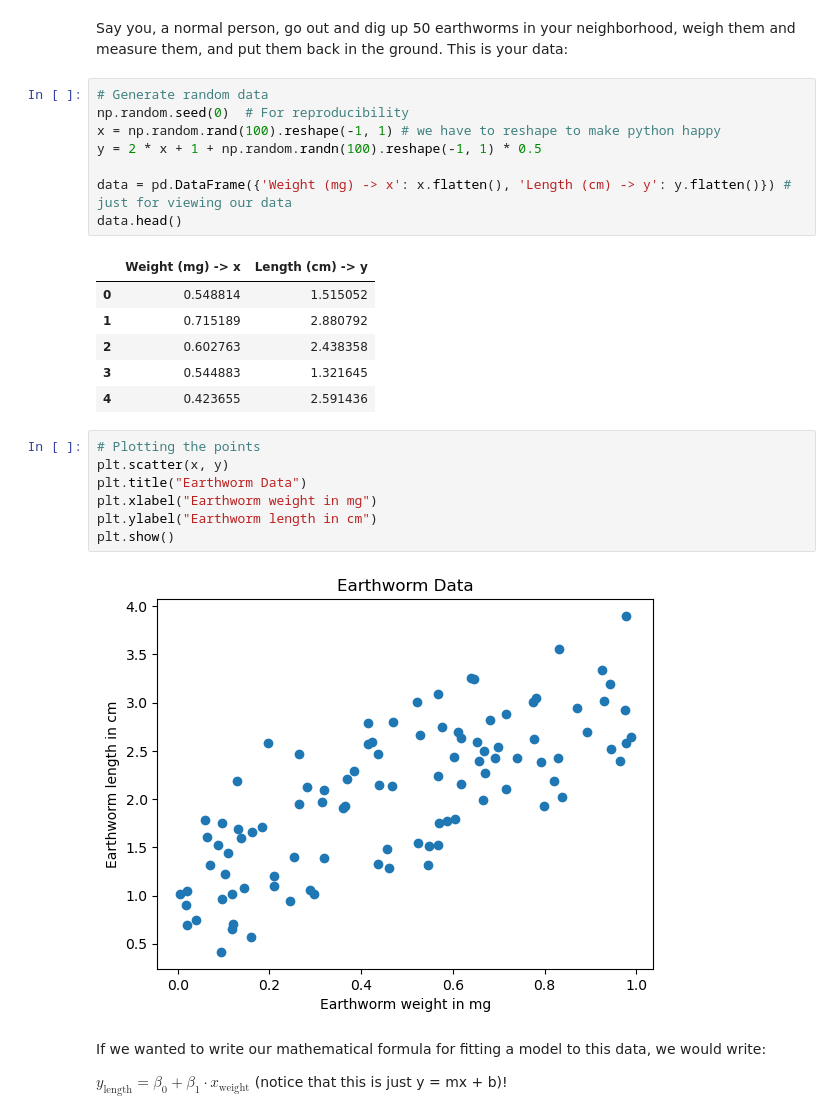
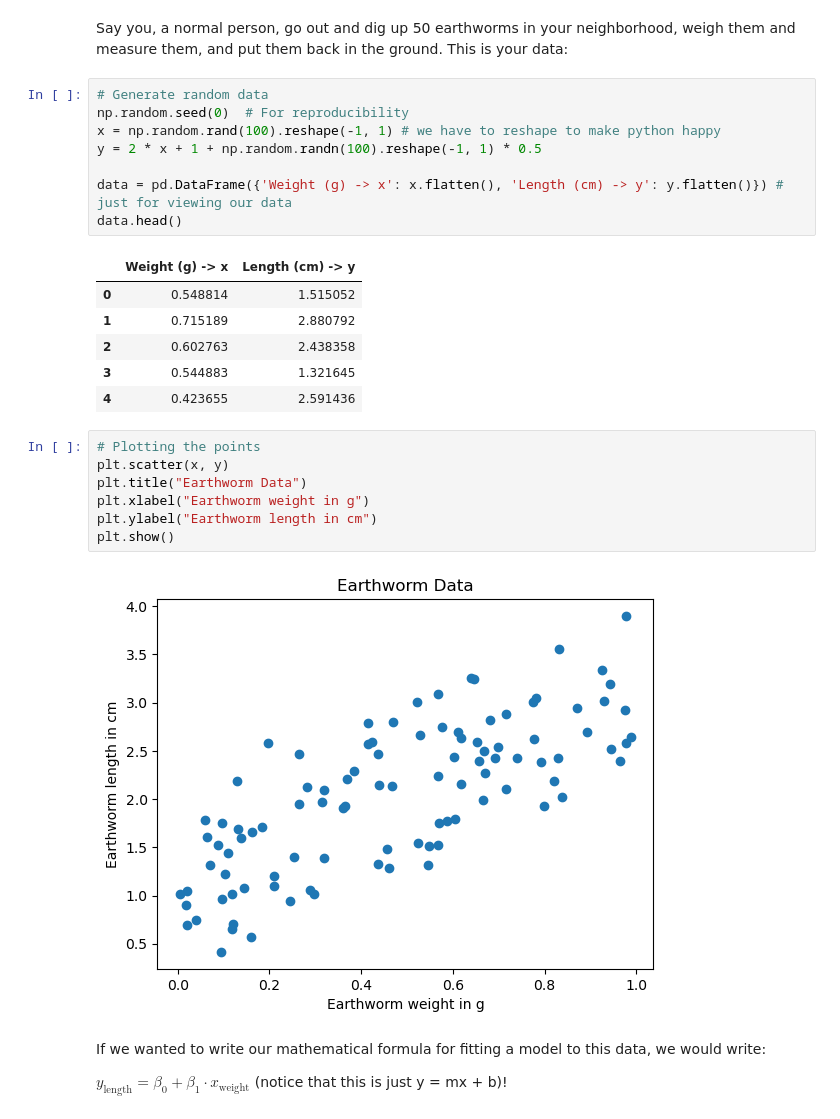
Before and after one commit to WayneBonnett/ml_crash_course, a Jupyter notebook: crash_course.ipynb, the cells around one changed output. Cells and saved outputs as stored; diff of their text form.

```diff
--- a/crash_course.ipynb
+++ b/crash_course.ipynb
@@ -92,10 +93,10 @@ np.random.seed(0)  # For reproducibility
 x = np.random.rand(100).reshape(-1, 1) # we have to reshape to make python happy
 y = 2 * x + 1 + np.random.randn(100).reshape(-1, 1) * 0.5
 
-data = pd.DataFrame({'Weight (mg) -> x': x.flatten(), 'Length (cm) -> y': y.flatten()}) # just for viewing our data
+data = pd.DataFrame({'Weight (g) -> x': x.flatten(), 'Length (cm) -> y': y.flatten()}) # just for viewing our data
 data.head()
 # %% [output]
-|  | Weight (mg) -> x | Length (cm) -> y |
+|  | Weight (g) -> x | Length (cm) -> y |
 | 0 | 0.548814 | 1.515052 |
 | 1 | 0.715189 | 2.880792 |
 | 2 | 0.602763 | 2.438358 |
@@ -104,12 +105,12 @@ data.head()
 # %%
 # Plotting the points
 plt.scatter(x, y)
 plt.title("Earthworm Data")
-plt.xlabel("Earthworm weight in mg")
+plt.xlabel("Earthworm weight in g")
 plt.ylabel("Earthworm length in cm")
 plt.show()
 # %% [output]
-[figure, old version]
+[figure, new version]
 # %% [markdown]
 If we wanted to write our mathematical formula for fitting a model to this data, we would write:
 
```
Also changed, not shown: parts of 22 cells of this notebook.
